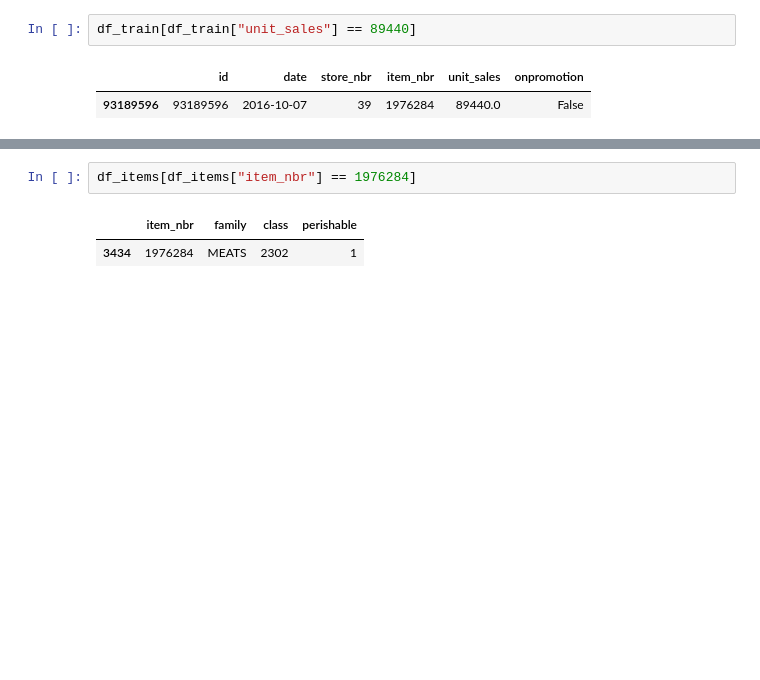
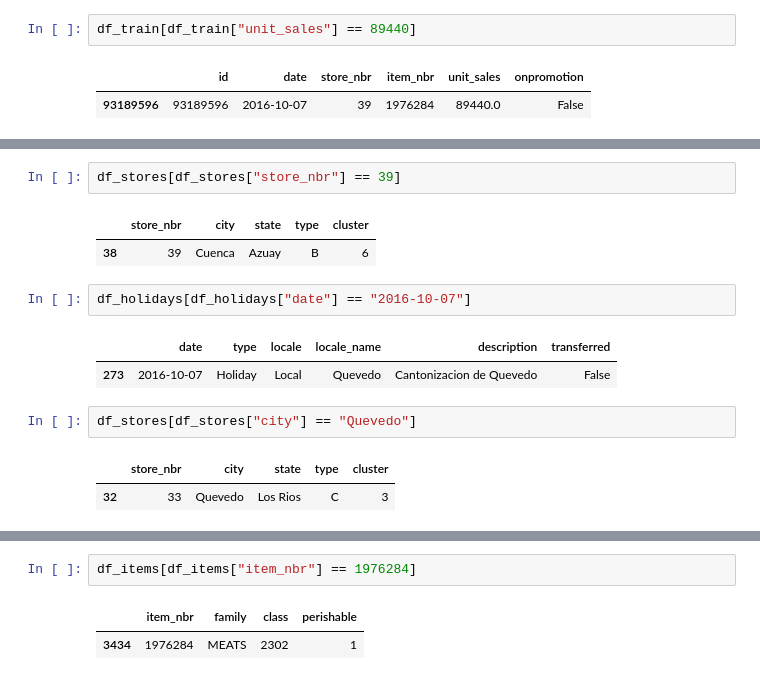
Before and after one commit to 42kiko/Group-Work-Favorita-Forecasting, a Jupyter notebook: notebooks/EDA.ipynb, the cells around one changed output, grey strips where cells are left out. Saved outputs shown, nothing was run; the diff lists cells and outputs as text; blank space fills up the shorter version.

```diff
--- a/notebooks/EDA.ipynb
+++ b/notebooks/EDA.ipynb
@@ -76,0 +131,15 @@ df_train[df_train["unit_sales"] == 89440]
+# %%
+df_stores[df_stores["store_nbr"] == 39]
+# %% [output]
+|  | store_nbr | city | state | type | cluster |
+| 38 | 39 | Cuenca | Azuay | B | 6 |
+# %%
+df_holidays[df_holidays["date"] == "2016-10-07"]
+# %% [output]
+|  | date | type | locale | locale_name | description | transferred |
+| 273 | 2016-10-07 | Holiday | Local | Quevedo | Cantonizacion de Quevedo | False |
+# %%
+df_stores[df_stores["city"] == "Quevedo"]
+# %% [output]
+|  | store_nbr | city | state | type | cluster |
+| 32 | 33 | Quevedo | Los Rios | C | 3 |
```
Also changed, not shown: parts of 7 cells of this notebook, 3 other files.
